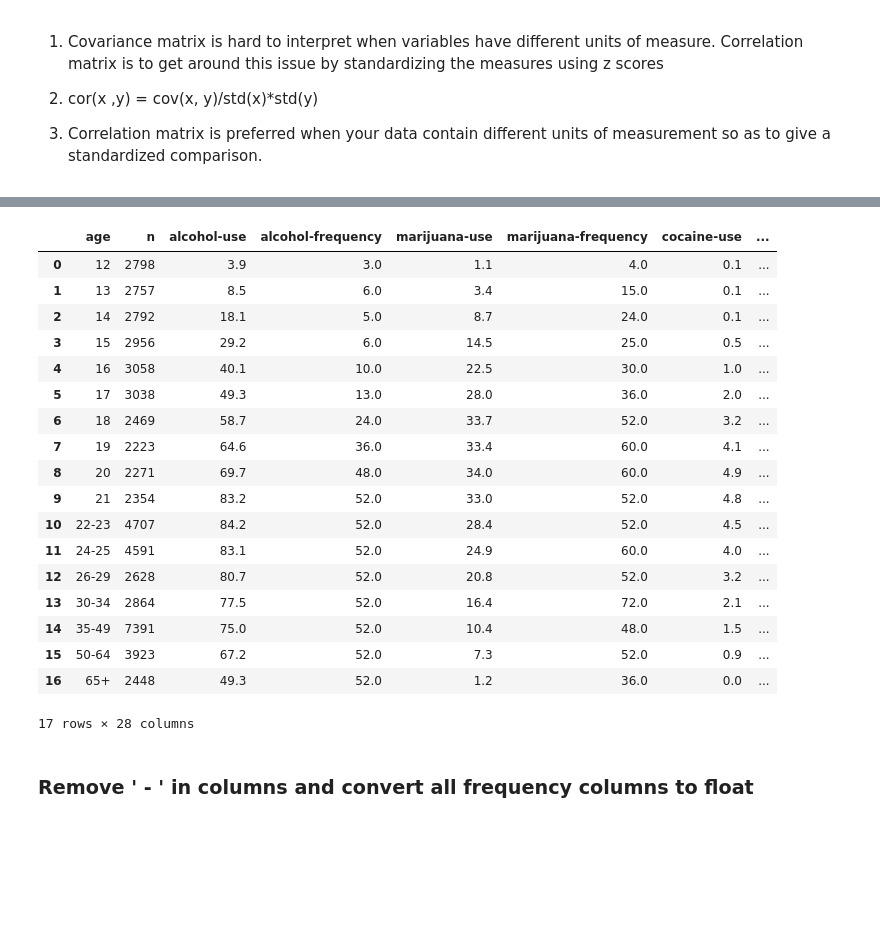
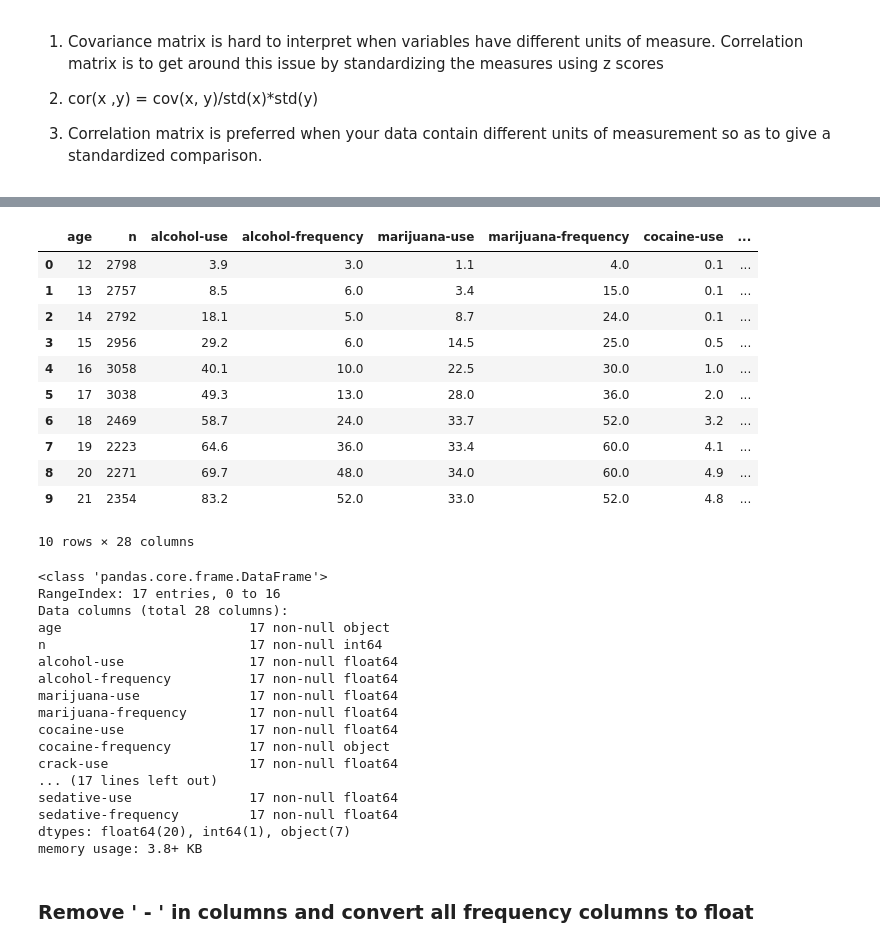
Before and after one commit to shauncheungkt/project-2, a Jupyter notebook: project-two/project-02-v2-starter-code.ipynb, the cells around one changed output, grey strips where cells are left out. Drawn from its saved outputs; the diff is of its cells as text; code cells hidden in the pictures; blank space fills up the shorter version.

```diff
--- a/project-two/project-02-v2-starter-code.ipynb
+++ b/project-two/project-02-v2-starter-code.ipynb
@@ -600,27 +594,40 @@ drug_csv = '../project-two/drug-use-by-age.csv'
 # %%
 drug_df = pd.read_csv(drug_csv)
 
-drug_df
+drug_df.head(10)
 # %% [output]
 |  | age | n | alcohol-use | alcohol-frequency | marijuana-use | marijuana-frequency | cocaine-use | ... |
 | 0 | 12 | 2798 | 3.9 | 3.0 | 1.1 | 4.0 | 0.1 | ... |
 | 1 | 13 | 2757 | 8.5 | 6.0 | 3.4 | 15.0 | 0.1 | ... |
 | 2 | 14 | 2792 | 18.1 | 5.0 | 8.7 | 24.0 | 0.1 | ... |
 | 3 | 15 | 2956 | 29.2 | 6.0 | 14.5 | 25.0 | 0.5 | ... |
 | 4 | 16 | 3058 | 40.1 | 10.0 | 22.5 | 30.0 | 1.0 | ... |
 | 5 | 17 | 3038 | 49.3 | 13.0 | 28.0 | 36.0 | 2.0 | ... |
 | 6 | 18 | 2469 | 58.7 | 24.0 | 33.7 | 52.0 | 3.2 | ... |
 | 7 | 19 | 2223 | 64.6 | 36.0 | 33.4 | 60.0 | 4.1 | ... |
 | 8 | 20 | 2271 | 69.7 | 48.0 | 34.0 | 60.0 | 4.9 | ... |
 | 9 | 21 | 2354 | 83.2 | 52.0 | 33.0 | 52.0 | 4.8 | ... |
-| 10 | 22-23 | 4707 | 84.2 | 52.0 | 28.4 | 52.0 | 4.5 | ... |
-| 11 | 24-25 | 4591 | 83.1 | 52.0 | 24.9 | 60.0 | 4.0 | ... |
-| 12 | 26-29 | 2628 | 80.7 | 52.0 | 20.8 | 52.0 | 3.2 | ... |
-| 13 | 30-34 | 2864 | 77.5 | 52.0 | 16.4 | 72.0 | 2.1 | ... |
-| 14 | 35-49 | 7391 | 75.0 | 52.0 | 10.4 | 48.0 | 1.5 | ... |
-| 15 | 50-64 | 3923 | 67.2 | 52.0 | 7.3 | 52.0 | 0.9 | ... |
-| 16 | 65+ | 2448 | 49.3 | 52.0 | 1.2 | 36.0 | 0.0 | ... |
-17 rows × 28 columns
+10 rows × 28 columns
+# %%
+drug_df.info()
+# %% [output]
+<class 'pandas.core.frame.DataFrame'>
+RangeIndex: 17 entries, 0 to 16
+Data columns (total 28 columns):
+age                        17 non-null object
+n                          17 non-null int64
+alcohol-use                17 non-null float64
+alcohol-frequency          17 non-null float64
+marijuana-use              17 non-null float64
+marijuana-frequency        17 non-null float64
+cocaine-use                17 non-null float64
+cocaine-frequency          17 non-null object
+crack-use                  17 non-null float64
+... (17 lines left out)
+sedative-use               17 non-null float64
+sedative-frequency         17 non-null float64
+dtypes: float64(20), int64(1), object(7)
+memory usage: 3.8+ KB
 # %% [markdown]
 ### Remove ' - ' in columns and convert all frequency columns to float
 # %%
```
Also changed, not shown: parts of 12 cells of this notebook.
